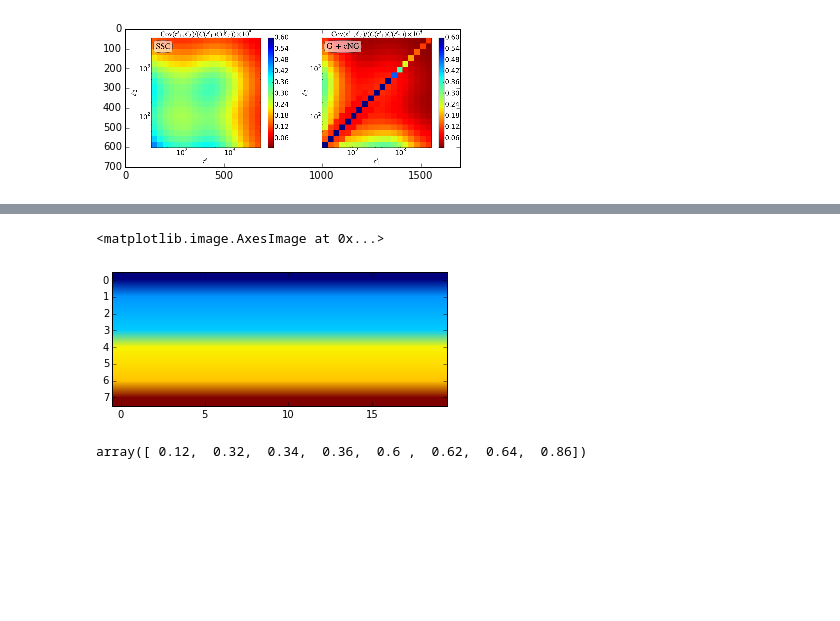
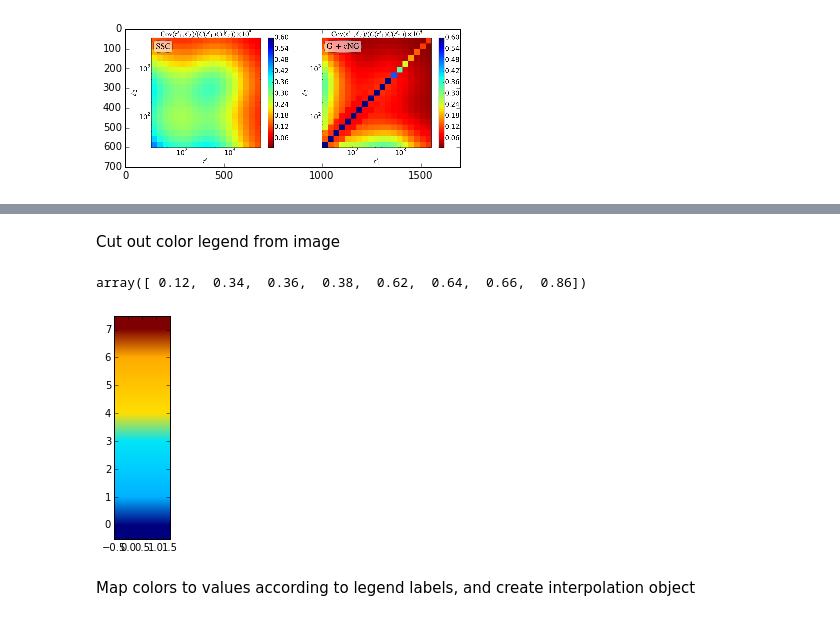
Before and after one commit to emilleishida/CorrMatrix_ABC, a Jupyter notebook: scripts/ABC/WL/Cov_SSC/digitize_Cov_SSC.ipynb, the cells around one changed output, grey strips where cells are left out. Cells and saved outputs as stored; diff of their text form; code cells hidden in the pictures; blank space fills up the shorter version.

```diff
--- a/scripts/ABC/WL/Cov_SSC/digitize_Cov_SSC.ipynb
+++ b/scripts/ABC/WL/Cov_SSC/digitize_Cov_SSC.ipynb
@@ -24,7 +38,7 @@ ax = plt.imshow(cov_fine, cmap=cm.jet)
 import scipy.cluster.vq as scv
 def colormap2arr(arr,cmap,N=100):
     # http://stackoverflow.com/questions/3720840/how-to-reverse-color-map-image-to-scalar-values/3722674#3722674
-    gradient=cmap(np.linspace(1,0.0,N)) #[:, 0:3]
+    gradient=cmap(np.linspace(0.0, 1.0, N)) #[:, 0:3]
 
     # Reshape arr to something like (240*240, 4), all the 4-tuples in a long list...
     arr2=arr.reshape((arr.shape[0]*arr.shape[1],arr.shape[2]))
@@ -65,26 +88,28 @@ plt.imshow(cov)
+# %% [markdown]
+Cut out color legend from image
 # %%
 x_leg = 730
 lower_y_leg = 54 + 10
 upper_y_leg = 590 - 10
 n_leg = upper_y_leg - lower_y_leg
 # %%
-leg_fine = dat[lower_y_leg : upper_y_leg, (x_leg-5):(x_leg+15)]
+leg_fine = dat[lower_y_leg : upper_y_leg, (x_leg-1):(x_leg+1)]
 # %%
 leg_sc = colormap2arr(leg_fine, cm.jet, N=50)
 #leg_sc = leg_fine
 # %%
 step = 70
 leg = leg_sc[0:n_leg:step, :]
+leg = leg[::-1,:]
 # %%
-plt.imshow(leg)
+plt.imshow(leg, origin='lower')
+leg0 = leg[:,0]
+leg0
 # %% [output]
-<matplotlib.image.AxesImage at 0x...>
+array([ 0.12,  0.34,  0.36,  0.38,  0.62,  0.64,  0.66,  0.86])
-[figure, old version]
+[figure, new version]
-# %%
-leg0 = leg[:,0]
-leg0
-# %% [output]
-array([ 0.12,  0.32,  0.34,  0.36,  0.6 ,  0.62,  0.64,  0.86])
+# %% [markdown]
+Map colors to values according to legend labels, and create interpolation object
 # %%
 v0 = 0
 v1 = 0.6
```
Also changed, not shown: parts of 34 cells of this notebook.
